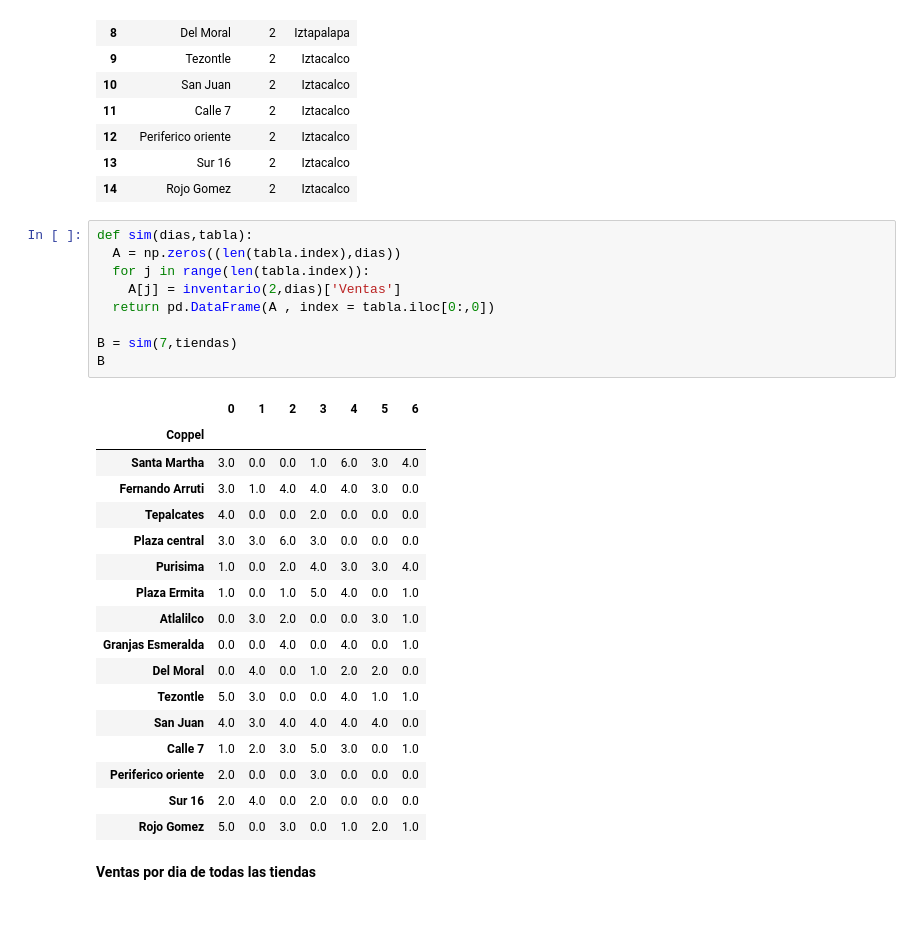
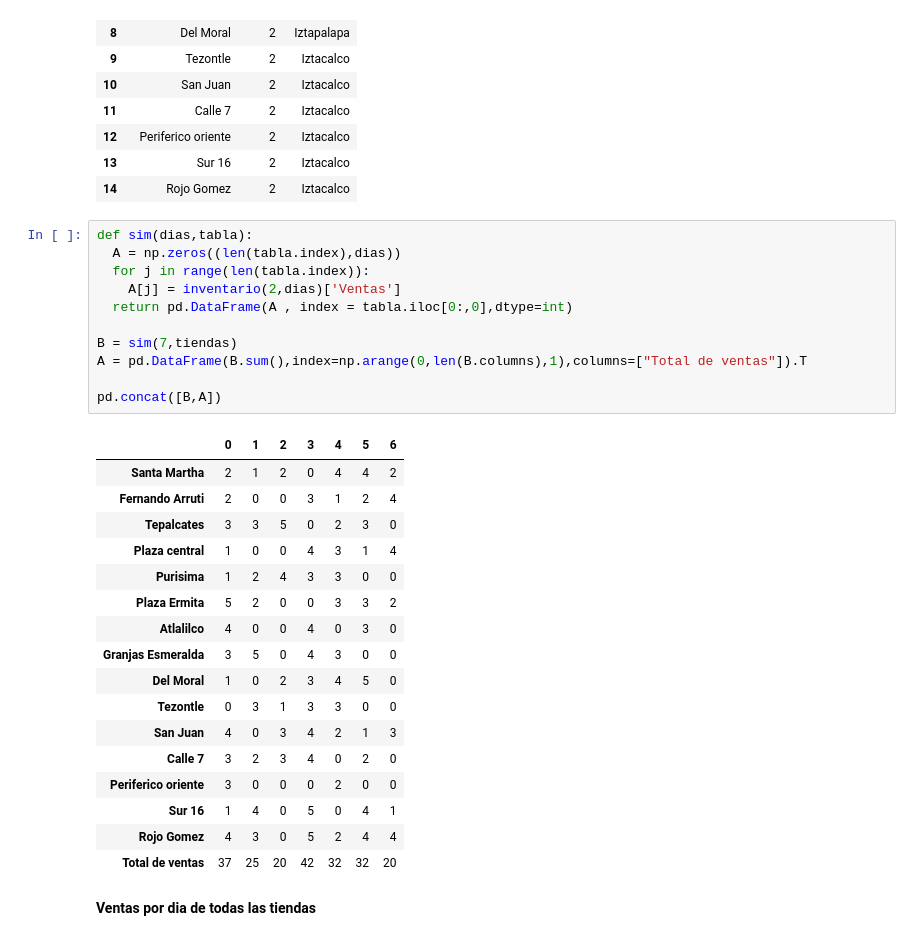
Before and after one commit to AyaxYordi/Simulacion-2---2024, a Jupyter notebook: Venta_de_sillas.ipynb, the cells around one changed output. Saved outputs shown, nothing was run; the diff lists cells and outputs as text.

```diff
--- a/Venta_de_sillas.ipynb
+++ b/Venta_de_sillas.ipynb
@@ -223,30 +223,32 @@ tiendas
 # %%
 def sim(dias,tabla):
   A = np.zeros((len(tabla.index),dias))
   for j in range(len(tabla.index)):
     A[j] = inventario(2,dias)['Ventas']
-  return pd.DataFrame(A , index = tabla.iloc[0:,0])
+  return pd.DataFrame(A , index = tabla.iloc[0:,0],dtype=int)
 
 B = sim(7,tiendas)
-B
+A = pd.DataFrame(B.sum(),index=np.arange(0,len(B.columns),1),columns=["Total de ventas"]).T
+
+pd.concat([B,A])
 # %% [output]
 |  | 0 | 1 | 2 | 3 | 4 | 5 | 6 |
-| Coppel |  |  |  |  |  |  |  |
-| Santa Martha | 3.0 | 0.0 | 0.0 | 1.0 | 6.0 | 3.0 | 4.0 |
-| Fernando Arruti | 3.0 | 1.0 | 4.0 | 4.0 | 4.0 | 3.0 | 0.0 |
-| Tepalcates | 4.0 | 0.0 | 0.0 | 2.0 | 0.0 | 0.0 | 0.0 |
-| Plaza central | 3.0 | 3.0 | 6.0 | 3.0 | 0.0 | 0.0 | 0.0 |
-| Purisima | 1.0 | 0.0 | 2.0 | 4.0 | 3.0 | 3.0 | 4.0 |
-| Plaza Ermita | 1.0 | 0.0 | 1.0 | 5.0 | 4.0 | 0.0 | 1.0 |
-| Atlalilco | 0.0 | 3.0 | 2.0 | 0.0 | 0.0 | 3.0 | 1.0 |
-| Granjas Esmeralda | 0.0 | 0.0 | 4.0 | 0.0 | 4.0 | 0.0 | 1.0 |
-| Del Moral | 0.0 | 4.0 | 0.0 | 1.0 | 2.0 | 2.0 | 0.0 |
-| Tezontle | 5.0 | 3.0 | 0.0 | 0.0 | 4.0 | 1.0 | 1.0 |
-| San Juan | 4.0 | 3.0 | 4.0 | 4.0 | 4.0 | 4.0 | 0.0 |
-| Calle 7 | 1.0 | 2.0 | 3.0 | 5.0 | 3.0 | 0.0 | 1.0 |
-| Periferico oriente | 2.0 | 0.0 | 0.0 | 3.0 | 0.0 | 0.0 | 0.0 |
-| Sur 16 | 2.0 | 4.0 | 0.0 | 2.0 | 0.0 | 0.0 | 0.0 |
-| Rojo Gomez | 5.0 | 0.0 | 3.0 | 0.0 | 1.0 | 2.0 | 1.0 |
+| Santa Martha | 2 | 1 | 2 | 0 | 4 | 4 | 2 |
+| Fernando Arruti | 2 | 0 | 0 | 3 | 1 | 2 | 4 |
+| Tepalcates | 3 | 3 | 5 | 0 | 2 | 3 | 0 |
+| Plaza central | 1 | 0 | 0 | 4 | 3 | 1 | 4 |
+| Purisima | 1 | 2 | 4 | 3 | 3 | 0 | 0 |
+| Plaza Ermita | 5 | 2 | 0 | 0 | 3 | 3 | 2 |
+| Atlalilco | 4 | 0 | 0 | 4 | 0 | 3 | 0 |
+| Granjas Esmeralda | 3 | 5 | 0 | 4 | 3 | 0 | 0 |
+| Del Moral | 1 | 0 | 2 | 3 | 4 | 5 | 0 |
+| Tezontle | 0 | 3 | 1 | 3 | 3 | 0 | 0 |
+| San Juan | 4 | 0 | 3 | 4 | 2 | 1 | 3 |
+| Calle 7 | 3 | 2 | 3 | 4 | 0 | 2 | 0 |
+| Periferico oriente | 3 | 0 | 0 | 0 | 2 | 0 | 0 |
+| Sur 16 | 1 | 4 | 0 | 5 | 0 | 4 | 1 |
+| Rojo Gomez | 4 | 3 | 0 | 5 | 2 | 4 | 4 |
+| Total de ventas | 37 | 25 | 20 | 42 | 32 | 32 | 20 |
 # %% [markdown]
 **Ventas por dia de todas las tiendas**
 # %%
```
Also changed, not shown: parts of 12 cells of this notebook.
